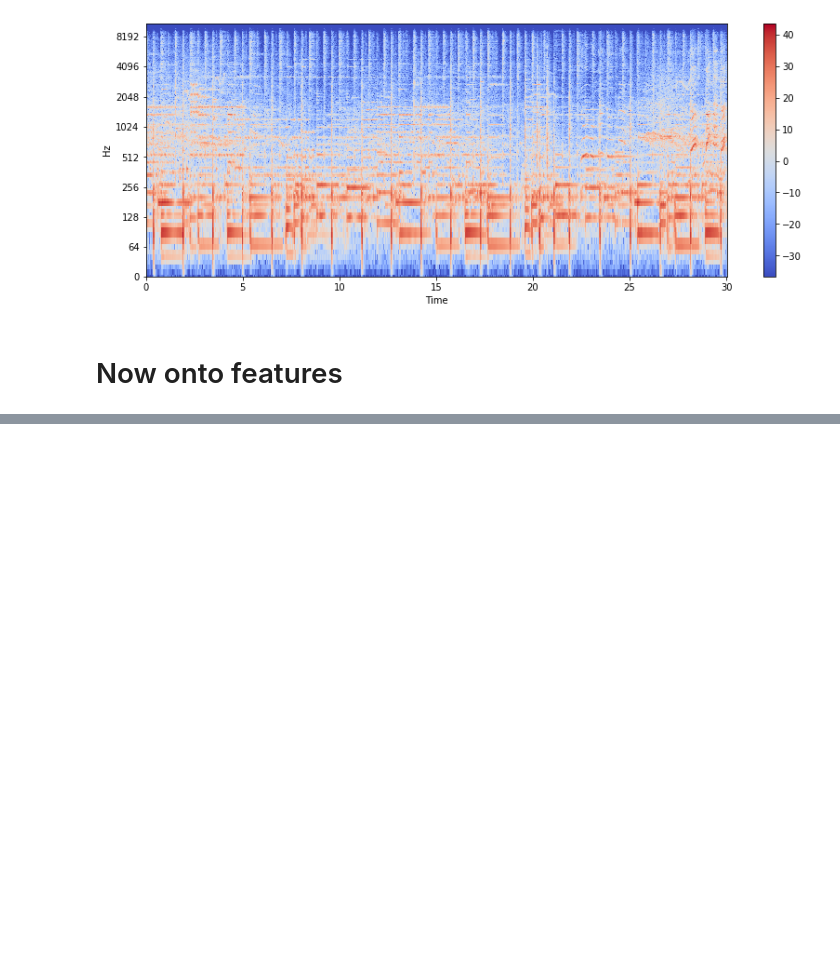
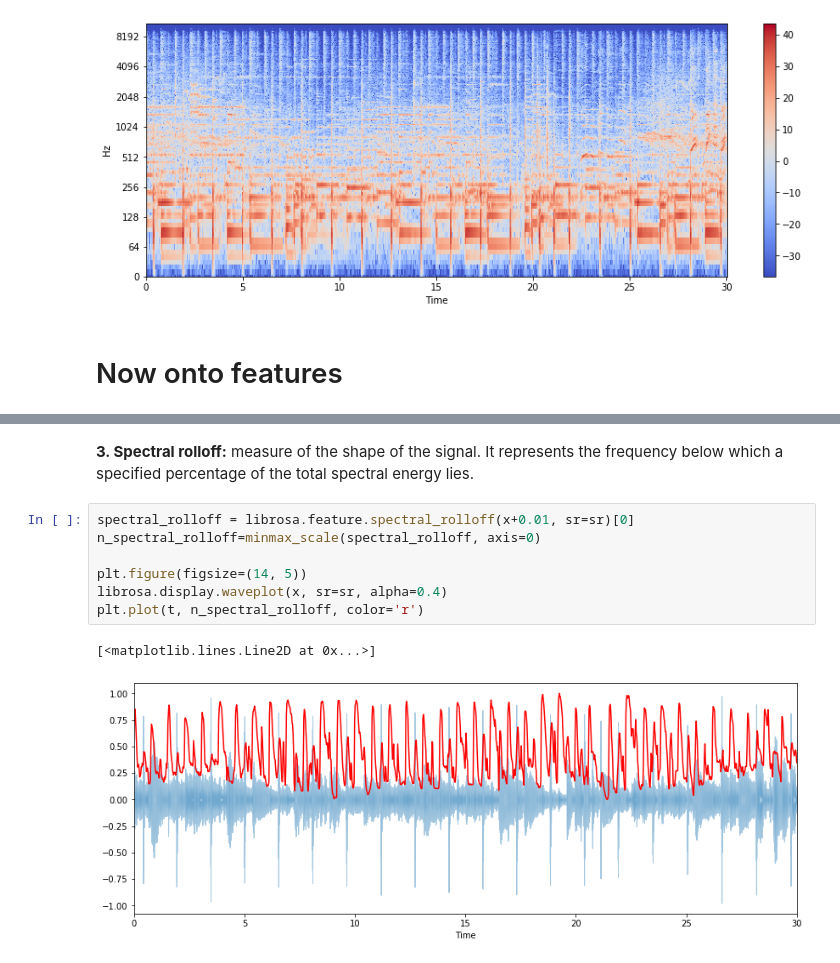
Before and after one commit to maxsanchezdp/final_project_data, a Jupyter notebook: Features_test.ipynb, the cells around one changed output, grey strips where cells are left out. Cells and saved outputs as stored; diff of their text form; blank space fills up the shorter version.

```diff
--- a/Features_test.ipynb
+++ b/Features_test.ipynb
@@ -73,0 +119,12 @@ plt.colorbar()
+# %% [markdown]
+**3. Spectral rolloff:** measure of the shape of the signal. It represents the frequency below which a specified percentage of the total spectral energy lies.
+# %%
+spectral_rolloff = librosa.feature.spectral_rolloff(x+0.01, sr=sr)[0]
+n_spectral_rolloff=minmax_scale(spectral_rolloff, axis=0)
+
+plt.figure(figsize=(14, 5))
+librosa.display.waveplot(x, sr=sr, alpha=0.4)
+plt.plot(t, n_spectral_rolloff, color='r')
+# %% [output]
+[<matplotlib.lines.Line2D at 0x...>]
+[figure, added]
```
Also changed, not shown: parts of 19 cells of this notebook.
